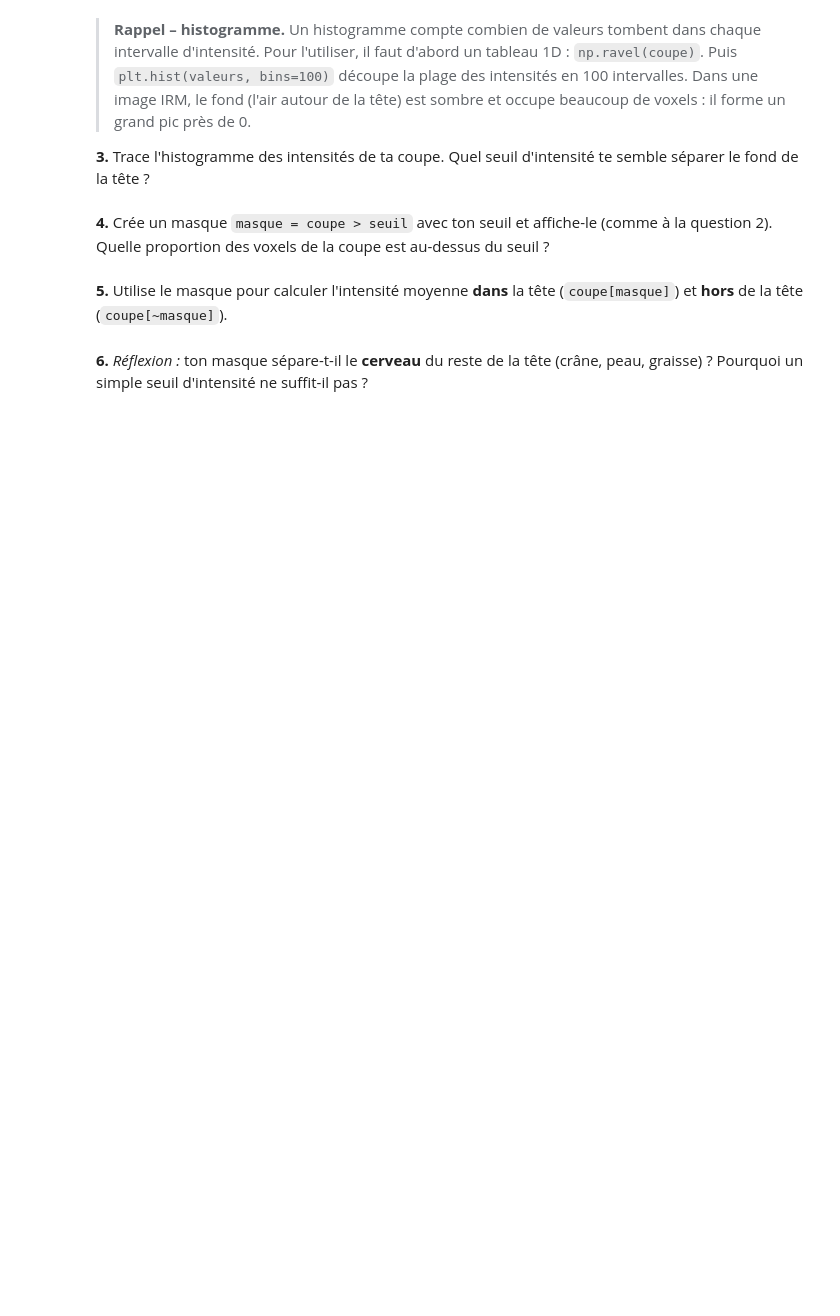
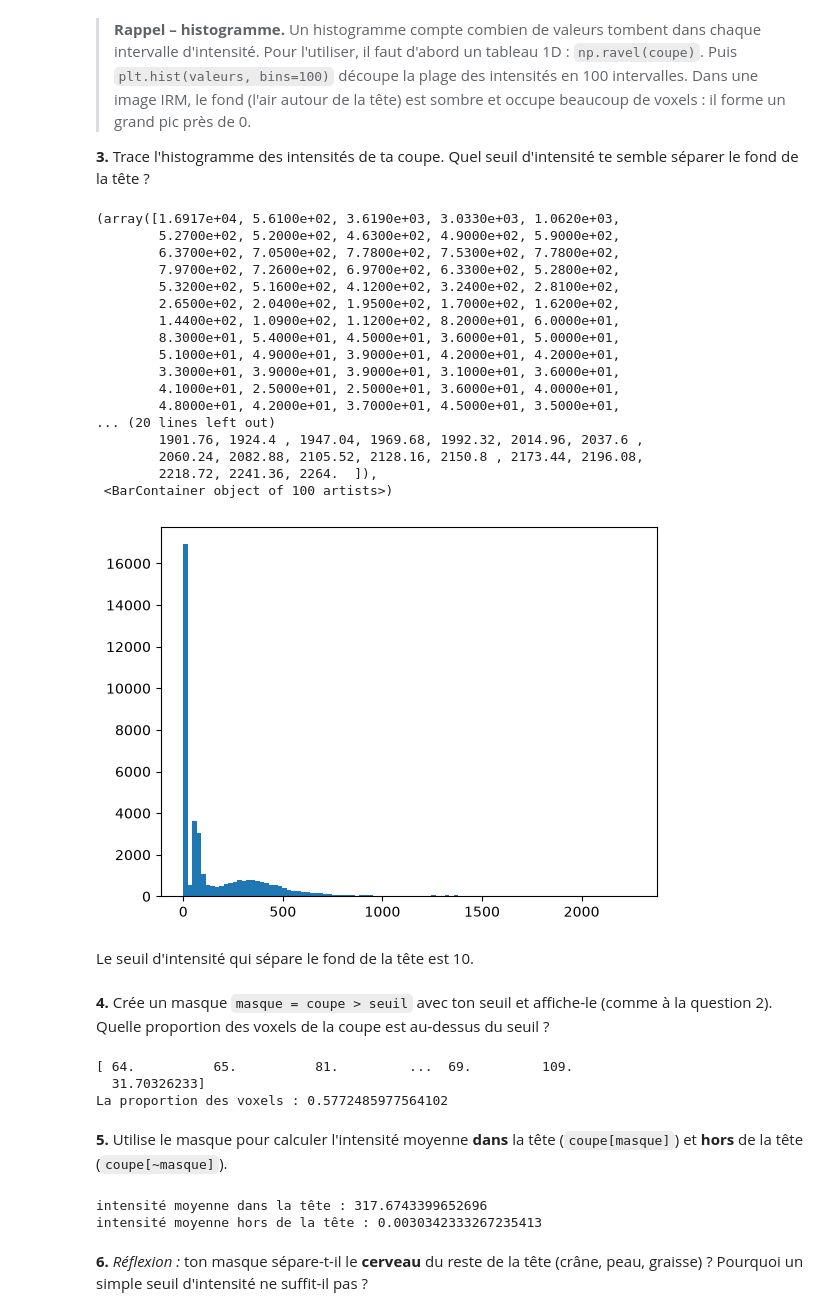
Before and after one commit to stepha-adr/neuroimagery_exercise, a Jupyter notebook: homework/devoir1.ipynb, the cells around one changed output. Drawn from its saved outputs; the diff is of its cells as text; code cells hidden in the pictures; blank space fills up the shorter version.

```diff
--- a/homework/devoir1.ipynb
+++ b/homework/devoir1.ipynb
@@ -100,13 +151,48 @@ data = img.get_fdata()
 **3.** Trace l'histogramme des intensités de ta coupe. Quel seuil d'intensité te semble séparer le fond de la tête ?
 # %%
 # Ton code ici
+valeurs = np.ravel(coupe)
+plt.hist(valeurs, bins=100)
+# %% [output]
+(array([1.6917e+04, 5.6100e+02, 3.6190e+03, 3.0330e+03, 1.0620e+03,
+        5.2700e+02, 5.2000e+02, 4.6300e+02, 4.9000e+02, 5.9000e+02,
+        6.3700e+02, 7.0500e+02, 7.7800e+02, 7.5300e+02, 7.7800e+02,
+        7.9700e+02, 7.2600e+02, 6.9700e+02, 6.3300e+02, 5.2800e+02,
+        5.3200e+02, 5.1600e+02, 4.1200e+02, 3.2400e+02, 2.8100e+02,
+        2.6500e+02, 2.0400e+02, 1.9500e+02, 1.7000e+02, 1.6200e+02,
+        1.4400e+02, 1.0900e+02, 1.1200e+02, 8.2000e+01, 6.0000e+01,
+        8.3000e+01, 5.4000e+01, 4.5000e+01, 3.6000e+01, 5.0000e+01,
+        5.1000e+01, 4.9000e+01, 3.9000e+01, 4.2000e+01, 4.2000e+01,
+        3.3000e+01, 3.9000e+01, 3.9000e+01, 3.1000e+01, 3.6000e+01,
+        4.1000e+01, 2.5000e+01, 2.5000e+01, 3.6000e+01, 4.0000e+01,
+        4.8000e+01, 4.2000e+01, 3.7000e+01, 4.5000e+01, 3.5000e+01,
+... (20 lines left out)
+        1901.76, 1924.4 , 1947.04, 1969.68, 1992.32, 2014.96, 2037.6 ,
+        2060.24, 2082.88, 2105.52, 2128.16, 2150.8 , 2173.44, 2196.08,
+        2218.72, 2241.36, 2264.  ]),
+ <BarContainer object of 100 artists>)
+[figure, added]
+# %% [markdown]
+Le seuil d'intensité qui sépare le fond de la tête est 10.
 # %% [markdown]
 **4.** Crée un masque `masque = coupe > seuil` avec ton seuil et affiche-le (comme à la question 2). Quelle proportion des voxels de la coupe est au-dessus du seuil ?
 # %%
 # Ton code ici
+masque = coupe > 10
+print(coupe[masque])
+print('La proportion des voxels :', masque.mean())
+# %% [output]
+[ 64.          65.          81.         ...  69.         109.
+  31.70326233]
+La proportion des voxels : 0.5772485977564102
 # %% [markdown]
 **5.** Utilise le masque pour calculer l'intensité moyenne **dans** la tête (`coupe[masque]`) et **hors** de la tête (`coupe[~masque]`).
 # %%
 # Ton code ici
+print('intensité moyenne dans la tête :', coupe[masque].mean())
+print('intensité moyenne hors de la tête :', coupe[~masque].mean())
+# %% [output]
+intensité moyenne dans la tête : 317.6743399652696
+intensité moyenne hors de la tête : 0.0030342333267235413
 # %% [markdown]
 **6.** *Réflexion :* ton masque sépare-t-il le **cerveau** du reste de la tête (crâne, peau, graisse) ? Pourquoi un simple seuil d'intensité ne suffit-il pas ?
```
Also changed, not shown: parts of 9 cells of this notebook.
